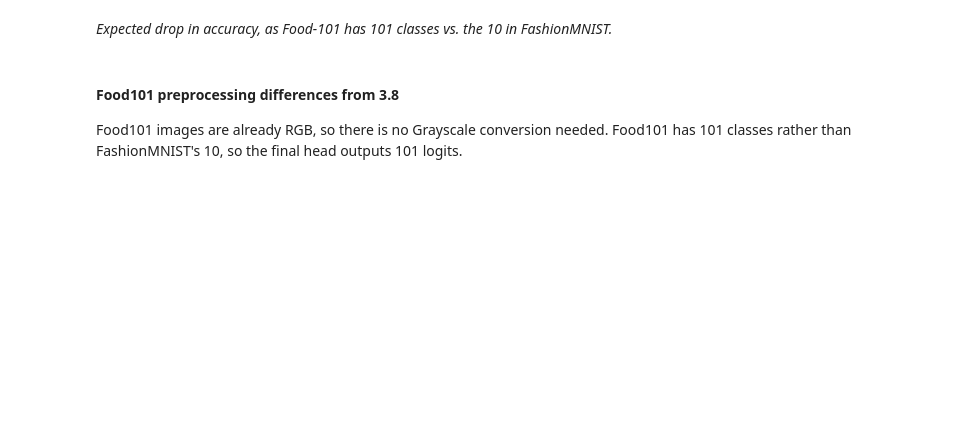
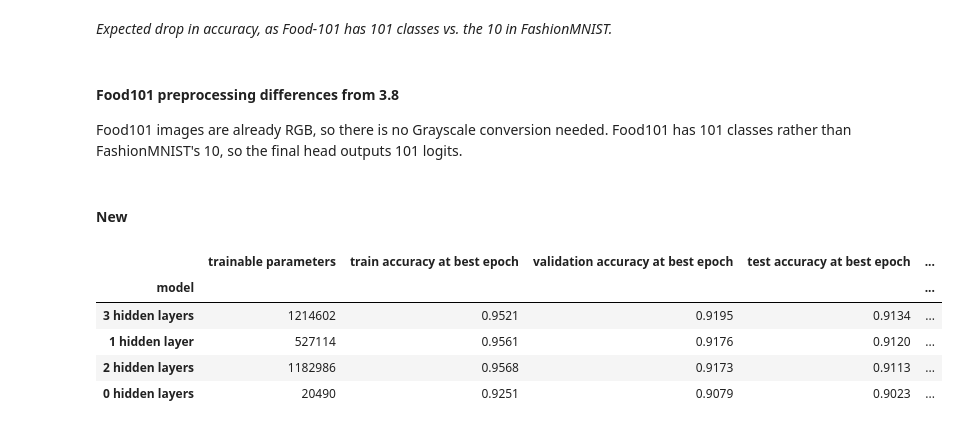
Before and after one commit to jademola/ImageClassificationMLP, a Jupyter notebook: A3_final_anny.ipynb, the cells around one changed output. Saved outputs shown, nothing was run; the diff lists cells and outputs as text; code cells hidden in the pictures; blank space fills up the shorter version.

```diff
--- a/A3_final_anny.ipynb
+++ b/A3_final_anny.ipynb
@@ -2263,3 +2319,5 @@ KeyboardInterrupt:
 # %% [markdown]
 #### Food101 preprocessing differences from 3.8
 Food101 images are already RGB, so there is no Grayscale conversion needed. Food101 has 101 classes rather than FashionMNIST's 10, so the final head outputs 101 logits.
+# %% [markdown]
+#### New
@@ -2265,0 +2484,10 @@ Food101 images are already RGB, so there is no Grayscale conversion needed. Food
+# %%
+resnet_results = pd.DataFrame(resnet_rows).sort_values('validation accuracy at best epoch', ascending=False).set_index('model')
+resnet_results.round(4)
+# %% [output]
+|  | trainable parameters | train accuracy at best epoch | validation accuracy at best epoch | test accuracy at best epoch | ... |
+| model |  |  |  |  | ... |
+| 3 hidden layers | 1214602 | 0.9521 | 0.9195 | 0.9134 | ... |
+| 1 hidden layer | 527114 | 0.9561 | 0.9176 | 0.9120 | ... |
+| 2 hidden layers | 1182986 | 0.9568 | 0.9173 | 0.9113 | ... |
+| 0 hidden layers | 20490 | 0.9251 | 0.9079 | 0.9023 | ... |
```
Also changed, not shown: parts of 37 cells of this notebook.
